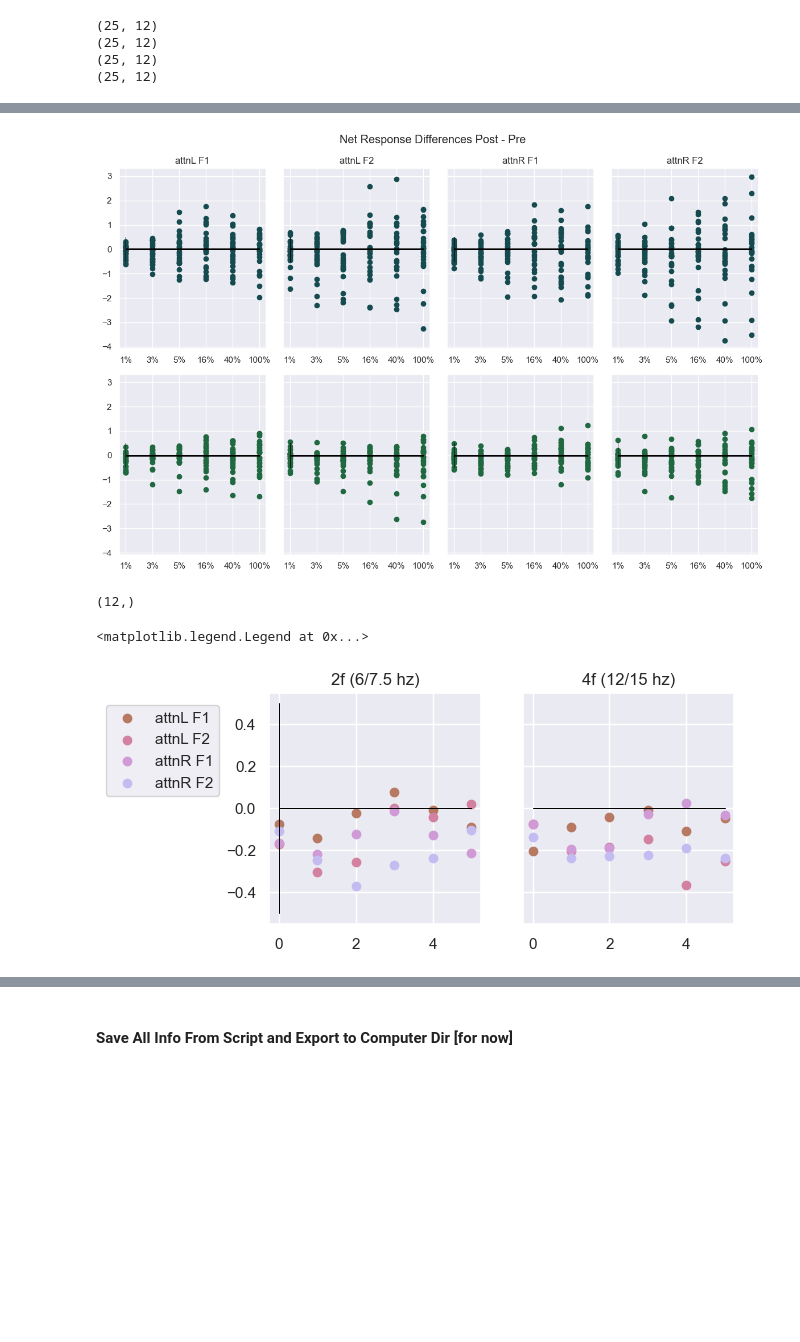
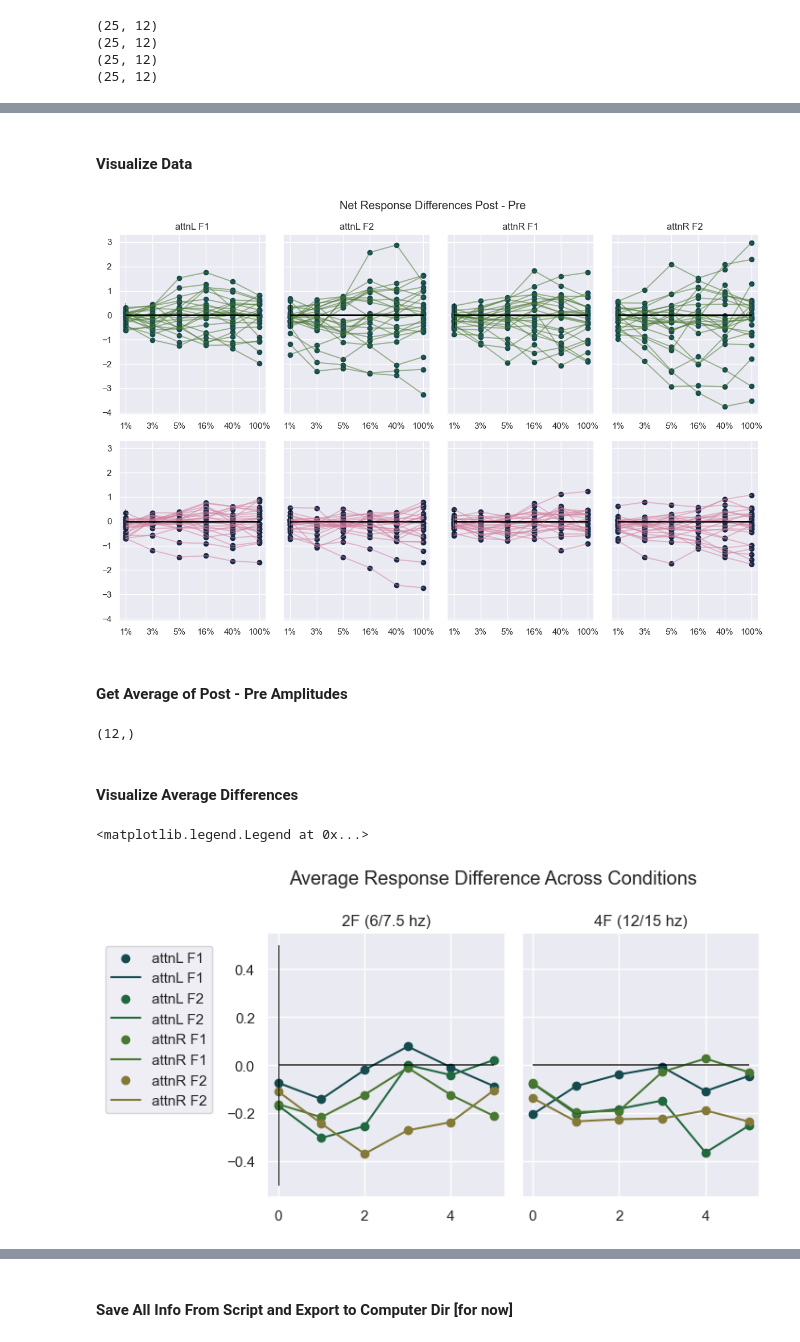
Before and after one commit to PatriciaNL/LTP_analysis, a Jupyter notebook: PythonScripts/GetAllSubjCRFDiff.ipynb, the cells around one changed output, grey strips where cells are left out. Cells and saved outputs as stored; diff of their text form; code cells hidden in the pictures; blank space fills up the shorter version.

```diff
--- a/PythonScripts/GetAllSubjCRFDiff.ipynb
+++ b/PythonScripts/GetAllSubjCRFDiff.ipynb
@@ -28,11 +41,12 @@ sns.set_theme(context='notebook', style = 'darkgrid', palette=cp1)
 # %%
 # Main Directory of processed file from MatLab
-MainDir = 'D:\\AttnXV3_analysis\\RCA_F1\\AvgCRFs\\' # set dir
+#MainDir = 'D:\\AttnXV3_analysis\\RCA_F1\\AvgCRFs\\' # set dir
+MainDir = 'C:\\plimon\\LTP_analysis\\RCA_F1\\AvgCRFs\\' # set dir
 os.chdir(MainDir) # change old dir, to this dir
 d = os.listdir(MainDir) # list files in dir
 print(f'Files on hand: {d}')
 ##############################################
-FileN = d[-1] # choose one
+FileN = d[0] # choose one
 file_path1 = os.path.join(MainDir, FileN) # join paths and prep 2 load
 print('Current WD:',file_path1) # does path exist ... ?
 print('Does File #1 Exist?',os.path.exists(file_path1)) # yes or no
@@ -86,13 +117,17 @@ for co in range(NumConds):
+# %% [markdown]
+#### Visualize Data
 # %%
 fig,axs = plt.subplots(2,NumConds,figsize = (12,8), sharey = True)
 
 for co in range(NumConds):
     for su in range(NumSubs):
         axs[0,co].scatter(diff_ax,AllDiffs[co][su,:6], color = cp1[2])
+        axs[0,co].plot(diff_ax,AllDiffs[co][su,:6], color = cp1[4],alpha = 1/2)
         axs[0,co].hlines(0, xmin = 0, xmax = 5, color = 'black',linewidth = 1)
         axs[0,co].vlines(0, ymin = -1/2, ymax = 1/2, color = 'black',linewidth = 1/2)
 
-        axs[1,co].scatter(diff_ax,AllDiffs[co][su,6:],color = cp1[3])
+        axs[1,co].scatter(diff_ax,AllDiffs[co][su,6:],color = cp1[1])
+        axs[1,co].plot(diff_ax,AllDiffs[co][su,6:],color = cp1[7],alpha = 1/2)
         axs[1,co].hlines(0, xmin = 0, xmax = 5, color = 'black',linewidth = 1)
         axs[1,co].vlines(0, ymin = -1/2, ymax = 1/2, color = 'black',linewidth = 1/2)
 
@@ -108,7 +143,9 @@ plt.suptitle(f'Net Response Differences Post - Pre')
 fig.tight_layout()
 plt.show()
 # %% [output]
-[figure, old version]
+[figure, new version]
+# %% [markdown]
+#### Get Average of Post - Pre Amplitudes
 # %%
 AvgDiffs = {}
 
@@ -117,21 +154,28 @@ for co in range(NumConds):
 print(AvgDiffs[0].shape)
 # %% [output]
 (12,)
+# %% [markdown]
+#### Visualize Average Differences
 # %%
-fig,axs = plt.subplots(1,2,figsize=(6,3),sharey=True, sharex = True)
+fig,axs = plt.subplots(1,2,figsize=(6,4),sharey=True, sharex = True)
 for i in range(NumConds):
-    axs[0].scatter(diff_ax,AvgDiffs[i][:6], label = f'{data_labels[i]}', color = cp1[i+6])
-    axs[1].scatter(diff_ax,AvgDiffs[i][6:], label = f'{data_labels[i]}', color = cp1[i+6])
+    axs[0].scatter(diff_ax,AvgDiffs[i][:6], label = f'{data_labels[i]}', color = cp1[i+2])
+    axs[0].plot(diff_ax,AvgDiffs[i][:6], label = f'{data_labels[i]}', color = cp1[i+2])
 
-    axs[0].hlines(0,xmin=0,xmax=5,color='black',linewidth = 1/2)
-    axs[1].hlines(0,xmin=0,xmax=5,color='black',linewidth = 1/2)
+    axs[1].scatter(diff_ax,AvgDiffs[i][6:], label = f'{data_labels[i]}', color = cp1[i+2])
+    axs[1].plot(diff_ax,AvgDiffs[i][6:], label = f'{data_labels[i]}', color = cp1[i+2])
+
+    axs[0].hlines(0,xmin=0,xmax=5,color='black',linewidth = 1/3)
+    axs[1].hlines(0,xmin=0,xmax=5,color='black',linewidth = 1/3)
     axs[0].vlines(0,ymin=-1/2,ymax=1/2,color ='black',linewidth=1/2)
 
-    axs[0].set_title(f'2f (6/7.5 hz)')
-    axs[1].set_title(f'4f (12/15 hz)')
+    axs[0].set_title(f'2F (6/7.5 hz)')
+    axs[1].set_title(f'4F (12/15 hz)')
 
+plt.suptitle(f'Average Response Difference Across Conditions')
+plt.tight_layout()
 axs[0].legend(loc = 'upper right',fontsize=9)
 axs[0].legend(loc='upper right', bbox_to_anchor=(-0.2, 0.98))
 # %% [output]
 <matplotlib.legend.Legend at 0x...>
-[figure, old version]
+[figure, new version]
```
Also changed, not shown: parts of 13 cells of this notebook.
